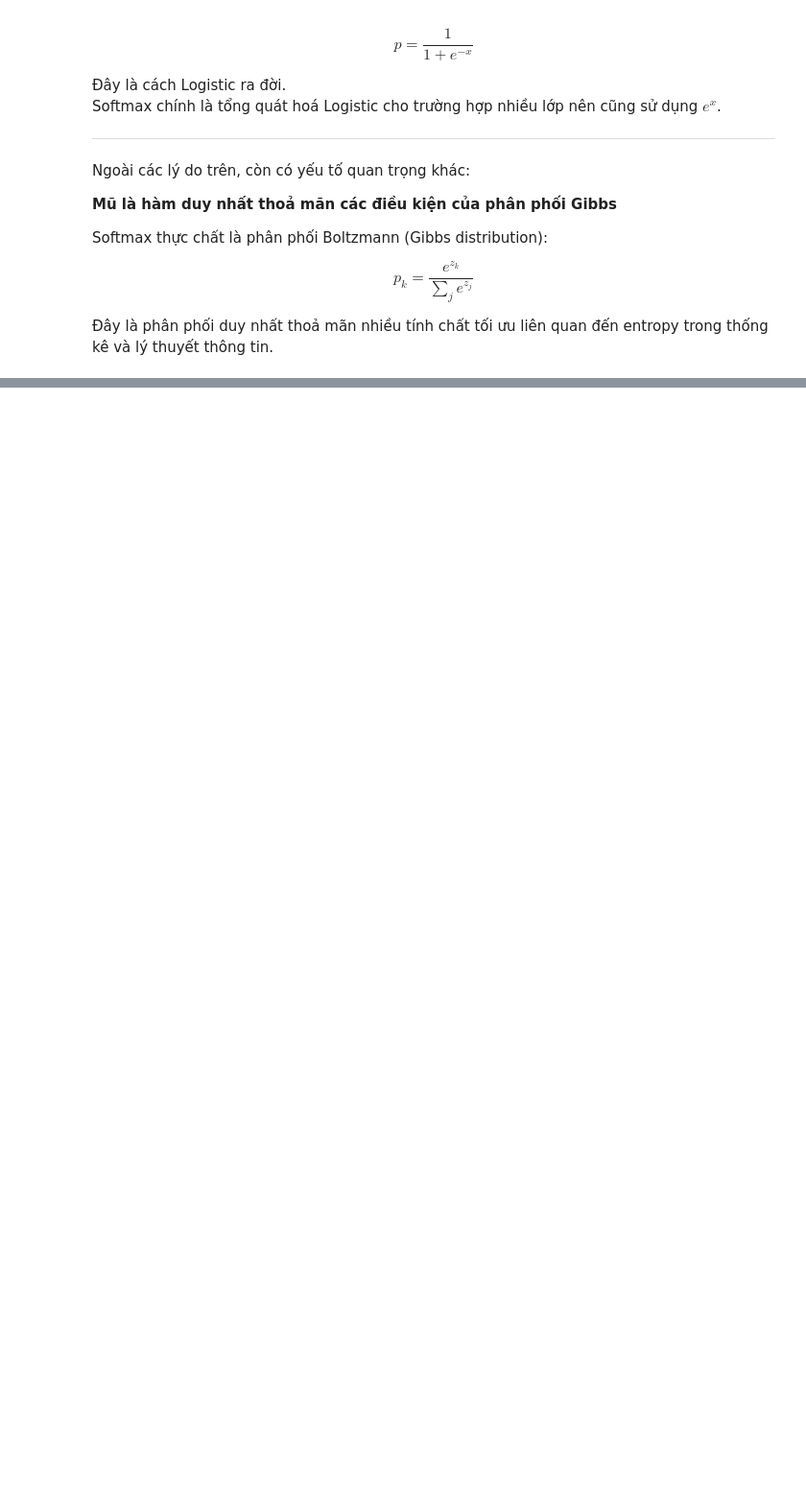
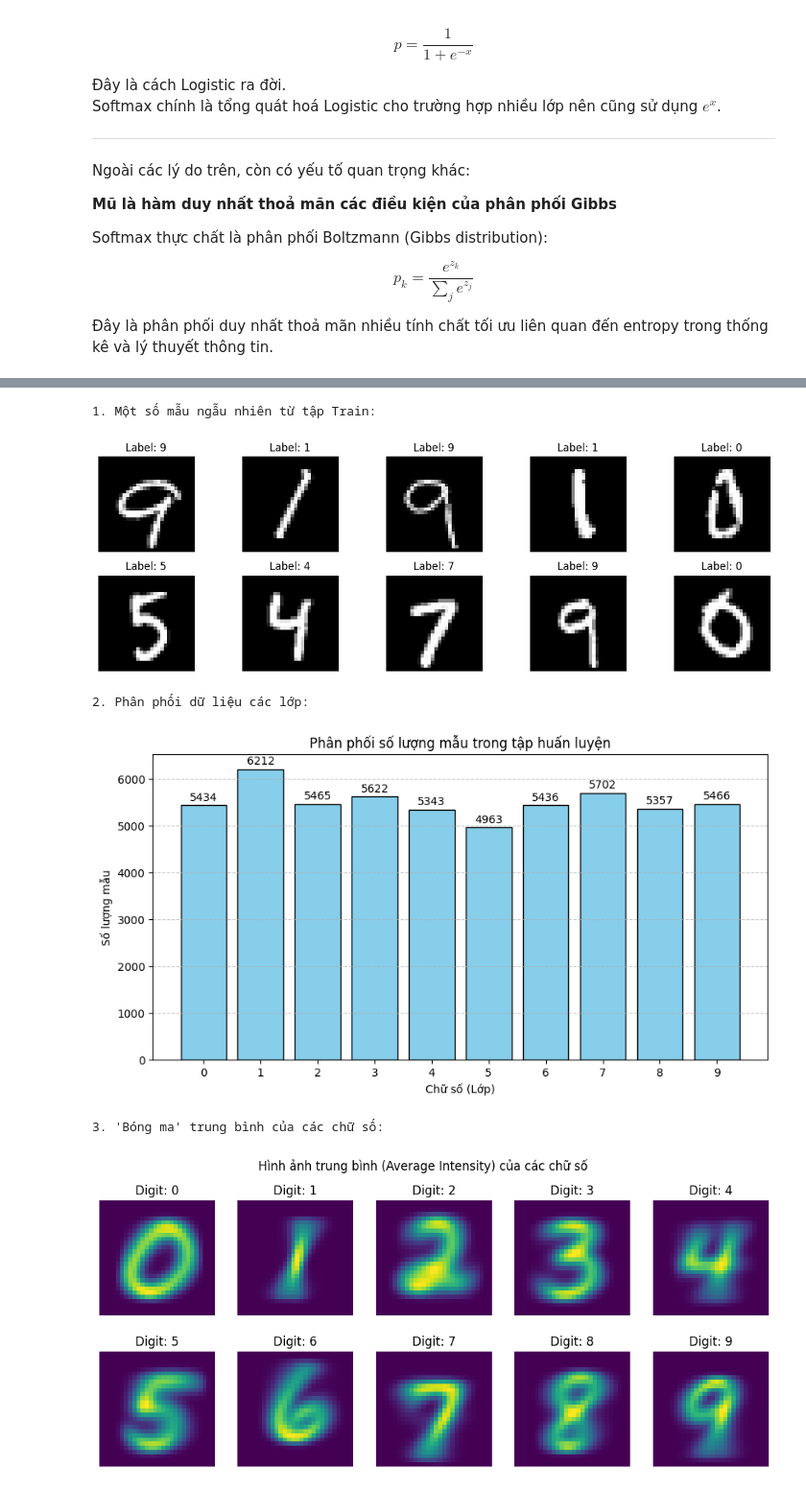
Before and after one commit to ndthanh308/IntroML_Lab2_SoftmaxRegression, a Jupyter notebook: notebooks/1_Implementation.ipynb, the cells around one changed output, grey strips where cells are left out. Shown: that part at 96% size. Saved outputs shown, nothing was run; the diff lists cells and outputs as text; code cells hidden in the pictures; blank space fills up the shorter version.

```diff
--- a/notebooks/1_Implementation.ipynb
+++ b/notebooks/1_Implementation.ipynb
@@ -491,0 +661,68 @@ Test set:       X=(10000, 784), y=(10000, 10)
+# %%
+def visualize_samples(X, y, num_samples=10):
+    """Hiển thị ngẫu nhiên các mẫu ảnh từ tập dữ liệu."""
+    plt.figure(figsize=(12, 4))
+    indices = np.random.choice(X.shape[0], num_samples, replace=False)
+
+    for i, idx in enumerate(indices):
+        plt.subplot(2, 5, i + 1)
+        # Reshape lại từ 784 -> 28x28 để hiển thị ảnh
+        img = X[idx].reshape(28, 28)
+        plt.imshow(img, cmap='gray')
+        plt.title(f"Label: {y[idx]}")
+        plt.axis('off')
+    plt.tight_layout()
+    plt.show()
+
+def plot_class_distribution(y):
+    """Vẽ biểu đồ phân phối số lượng mẫu của từng lớp."""
+    classes, counts = np.unique(y, return_counts=True)
+
+    plt.figure(figsize=(10, 5))
+    plt.bar(classes, counts, color='skyblue', edgecolor='black')
+    plt.xlabel('Chữ số (Lớp)')
+    plt.ylabel('Số lượng mẫu')
+    plt.title('Phân phối số lượng mẫu trong tập huấn luyện')
+    plt.xticks(classes)
+    plt.grid(axis='y', linestyle='--', alpha=0.7)
+
+    # Hiển thị số lượng cụ thể trên cột
+    for i, count in enumerate(counts):
+        plt.text(classes[i], count + 50, str(count), ha='center', va='bottom')
+    plt.show()
+
+def visualize_average_digits(X, y):
+    """Tính và hiển thị ảnh trung bình của từng lớp số."""
+    plt.figure(figsize=(12, 5))
+    num_classes = 10
+
+    for i in range(num_classes):
+        # Lấy tất cả các ảnh thuộc lớp i
+        X_class = X[y == i]
+        # Tính trung bình dọc theo trục 0 (các mẫu)
+        avg_img = np.mean(X_class, axis=0).reshape(28, 28)
+
+        plt.subplot(2, 5, i + 1)
+        plt.imshow(avg_img, cmap='viridis') # Dùng heatmap để thấy rõ vùng tập trung
+        plt.title(f"Digit: {i}")
+        plt.axis('off')
+
+    plt.suptitle("Hình ảnh trung bình (Average Intensity) của các chữ số")
+    plt.show()
+
+# --- EDA ---
+print("1. Một số mẫu ngẫu nhiên từ tập Train:")
+visualize_samples(X_train, y_train)
+
+print("\n2. Phân phối dữ liệu các lớp:")
+plot_class_distribution(y_train)
+
+print("\n3. 'Bóng ma' trung bình của các chữ số:")
+visualize_average_digits(X_train, y_train)
+# %% [output]
+1. Một số mẫu ngẫu nhiên từ tập Train:
+[figure, added]
+2. Phân phối dữ liệu các lớp:
+[figure, added]
+3. 'Bóng ma' trung bình của các chữ số:
+[figure, added]
```
Also changed, not shown: parts of 17 cells of this notebook, 3 other files.
